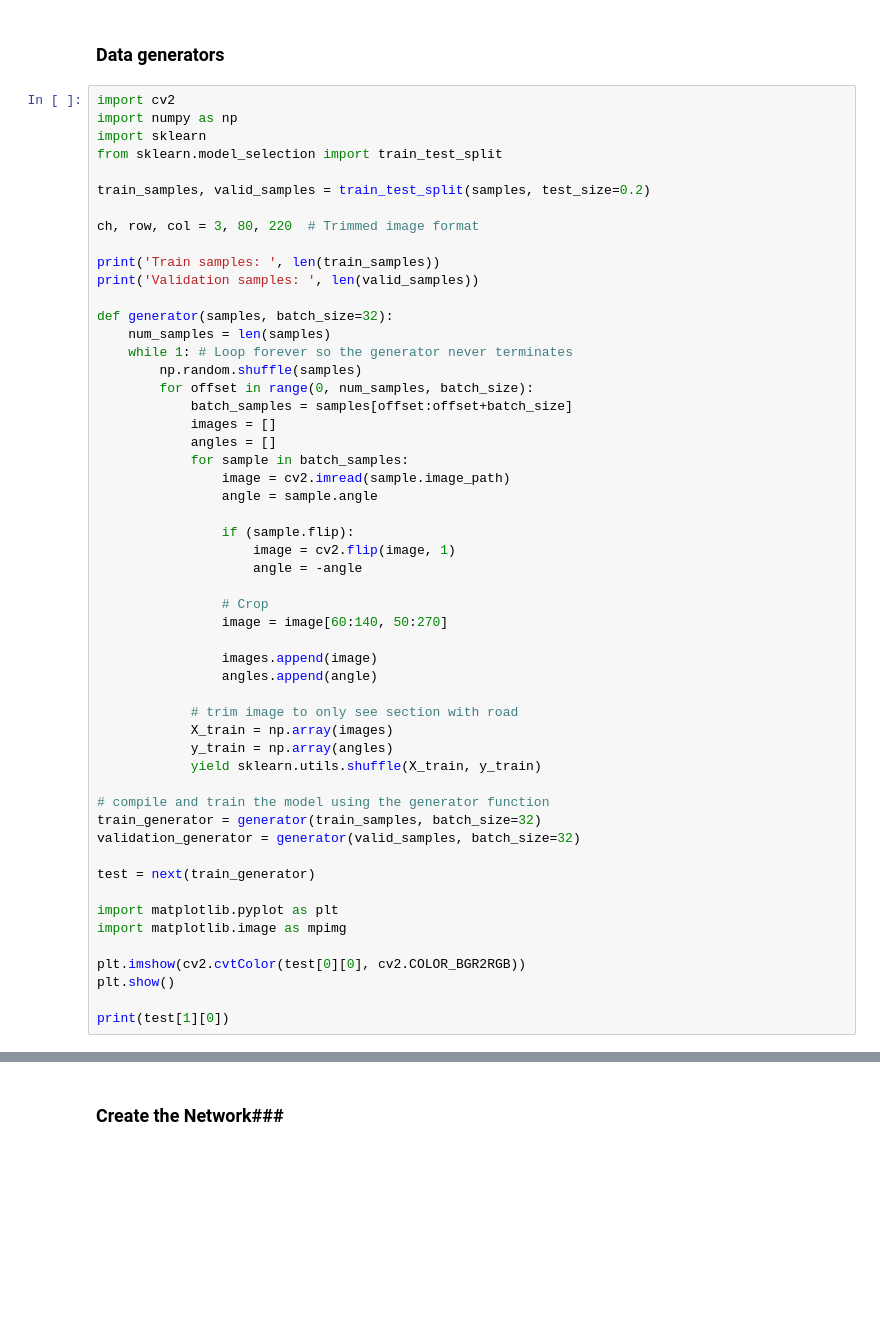
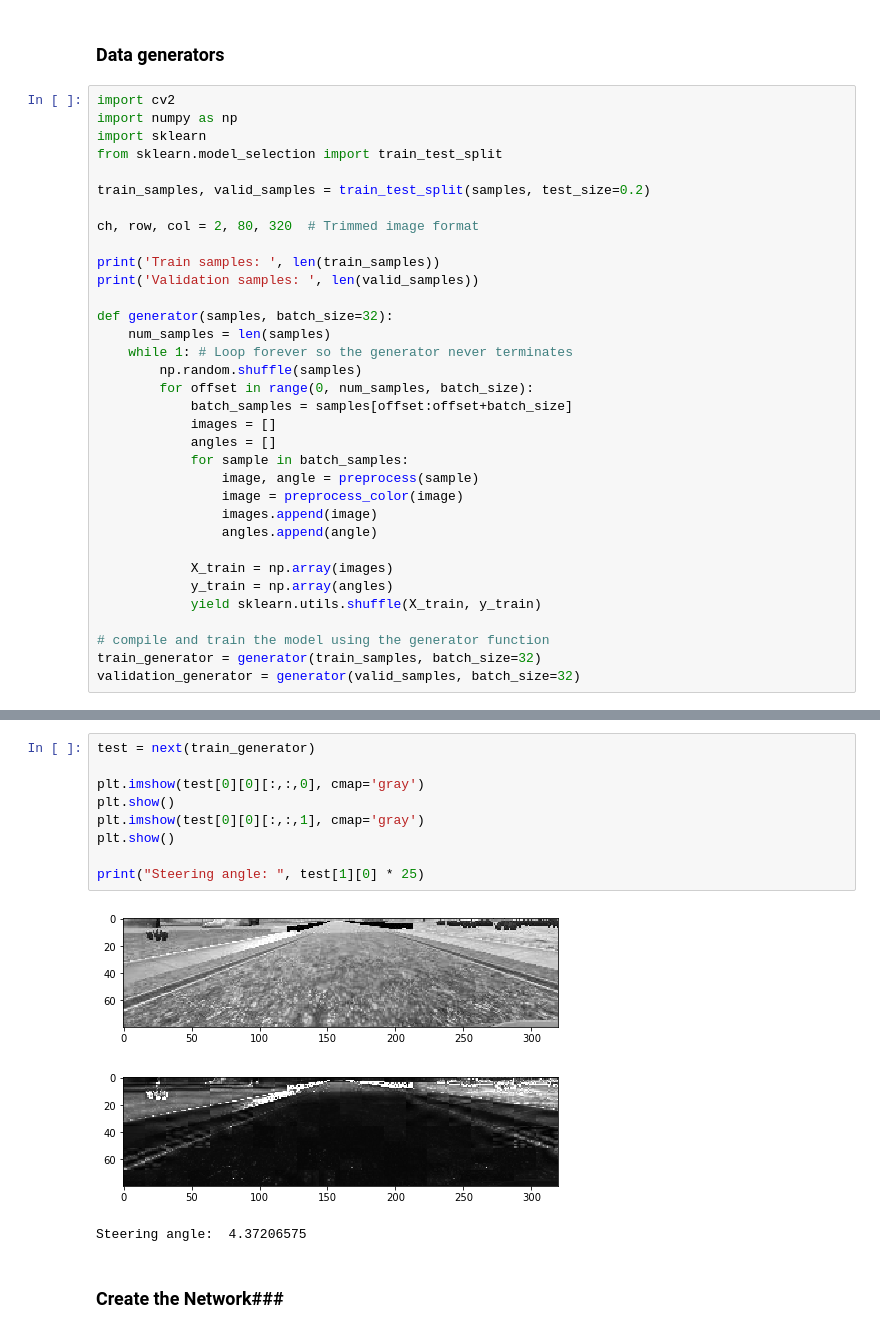
Before and after one commit to cazacov/CarND-Behavioral-Cloning-P3, a Jupyter notebook: learn.ipynb, the cells around one changed output, grey strips where cells are left out. Cells and saved outputs as stored; diff of their text form; blank space fills up the shorter version.

Commit message:
Train on curves

```diff
--- a/learn.ipynb
+++ b/learn.ipynb
@@ -86,7 +174,7 @@ from sklearn.model_selection import train_test_split
 
 train_samples, valid_samples = train_test_split(samples, test_size=0.2)
 
-ch, row, col = 3, 80, 220  # Trimmed image format
+ch, row, col = 2, 80, 320  # Trimmed image format
 
 print('Train samples: ', len(train_samples))
 print('Validation samples: ', len(valid_samples))
@@ -100,20 +188,11 @@ def generator(samples, batch_size=32):
             images = []
             angles = []
             for sample in batch_samples:
-                image = cv2.imread(sample.image_path)
-                angle = sample.angle
-
-                if (sample.flip):
-                    image = cv2.flip(image, 1)
-                    angle = -angle
-
-                # Crop
-                image = image[60:140, 50:270]
-
+                image, angle = preprocess(sample)
+                image = preprocess_color(image)
                 images.append(image)
                 angles.append(angle)
 
-            # trim image to only see section with road
             X_train = np.array(images)
             y_train = np.array(angles)
             yield sklearn.utils.shuffle(X_train, y_train)
@@ -121,14 +200,4 @@ def generator(samples, batch_size=32):
 # compile and train the model using the generator function
 train_generator = generator(train_samples, batch_size=32)
 validation_generator = generator(valid_samples, batch_size=32)
-
-test = next(train_generator)
-
-import matplotlib.pyplot as plt
-import matplotlib.image as mpimg
-
-plt.imshow(cv2.cvtColor(test[0][0], cv2.COLOR_BGR2RGB))
-plt.show()
-
-print(test[1][0])
 # %% [output]
@@ -139,3 +208,16 @@ Validation samples:  6131
+# %%
+test = next(train_generator)
+
+plt.imshow(test[0][0][:,:,0], cmap='gray')
+plt.show()
+plt.imshow(test[0][0][:,:,1], cmap='gray')
+plt.show()
+
+print("Steering angle: ", test[1][0] * 25)
+# %% [output]
+[figure, added]
+[figure, added]
+Steering angle:  4.37206575
 # %% [markdown]
 ### Create the Network###
 # %%
```
Also changed, not shown: parts of 10 cells of this notebook, 1 other file.
